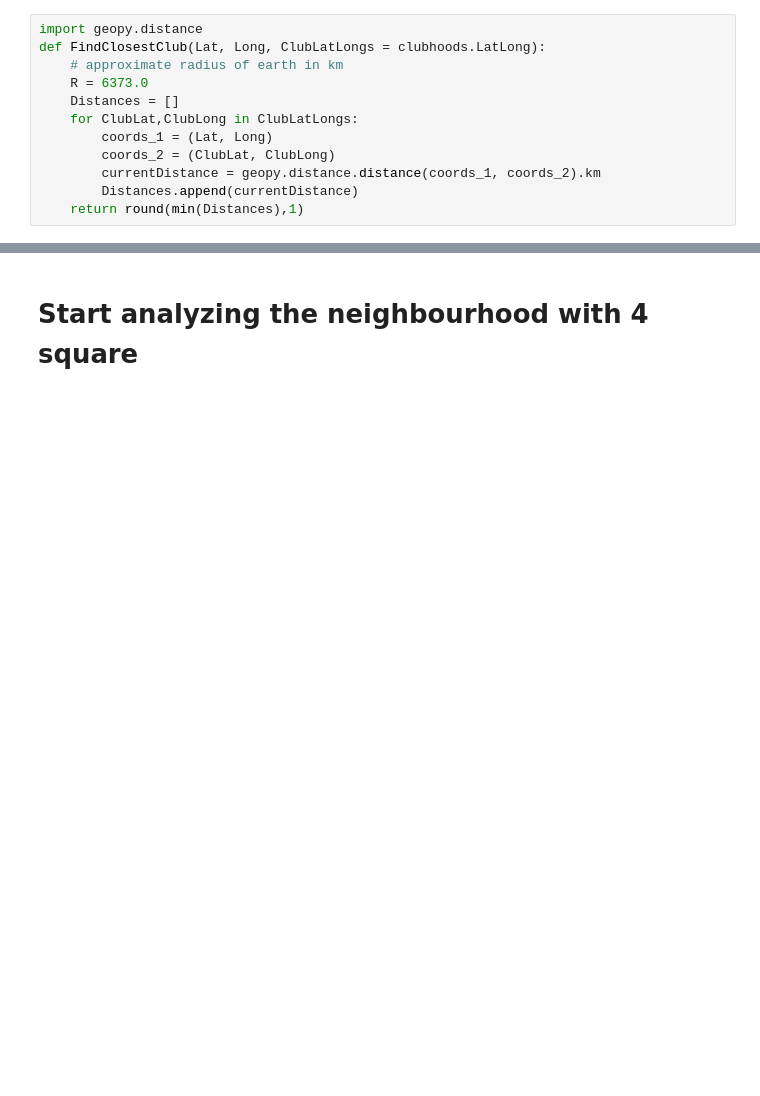
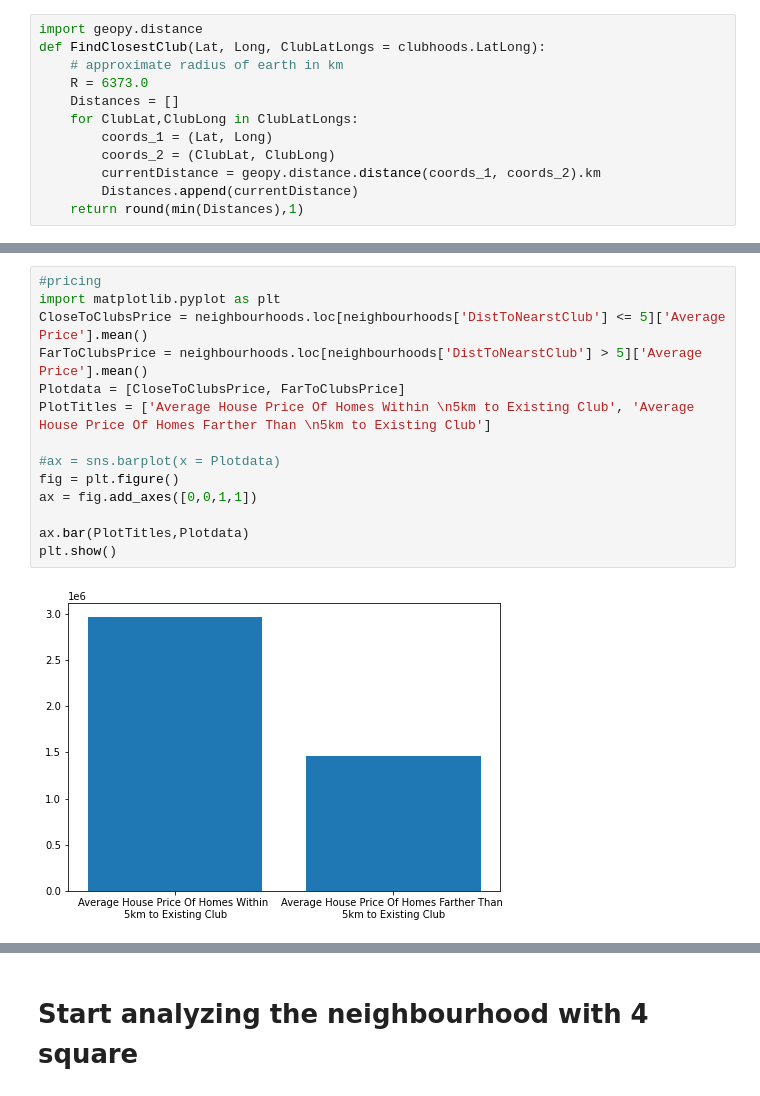
Before and after one commit to velocorapper/Coursera_Capstone, a Jupyter notebook: Coursera Capstone Final.ipynb, the cells around one changed output, grey strips where cells are left out. Drawn from its saved outputs; the diff is of its cells as text; blank space fills up the shorter version.

```diff
--- a/Coursera Capstone Final.ipynb
+++ b/Coursera Capstone Final.ipynb
@@ -328,0 +358,16 @@ See the caveats in the documentation: https://pandas.pydata.org/pandas-docs/stab
+# %%
+#pricing
+import matplotlib.pyplot as plt
+CloseToClubsPrice = neighbourhoods.loc[neighbourhoods['DistToNearstClub'] <= 5]['Average Price'].mean()
+FarToClubsPrice = neighbourhoods.loc[neighbourhoods['DistToNearstClub'] > 5]['Average Price'].mean()
+Plotdata = [CloseToClubsPrice, FarToClubsPrice]
+PlotTitles = ['Average House Price Of Homes Within \n5km to Existing Club', 'Average House Price Of Homes Farther Than \n5km to Existing Club']
+
+#ax = sns.barplot(x = Plotdata)
+fig = plt.figure()
+ax = fig.add_axes([0,0,1,1])
+
+ax.bar(PlotTitles,Plotdata)
+plt.show()
+# %% [output]
+[figure, added]
```
Also changed, not shown: parts of 17 cells of this notebook, 1 other file.
